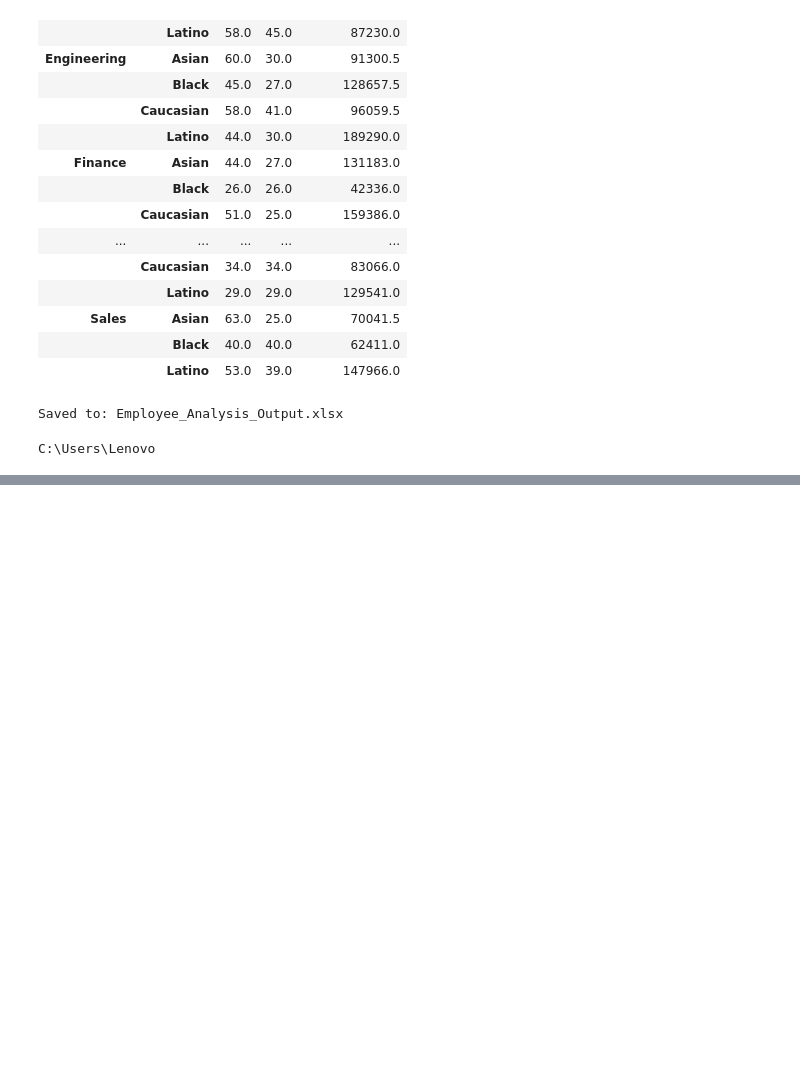
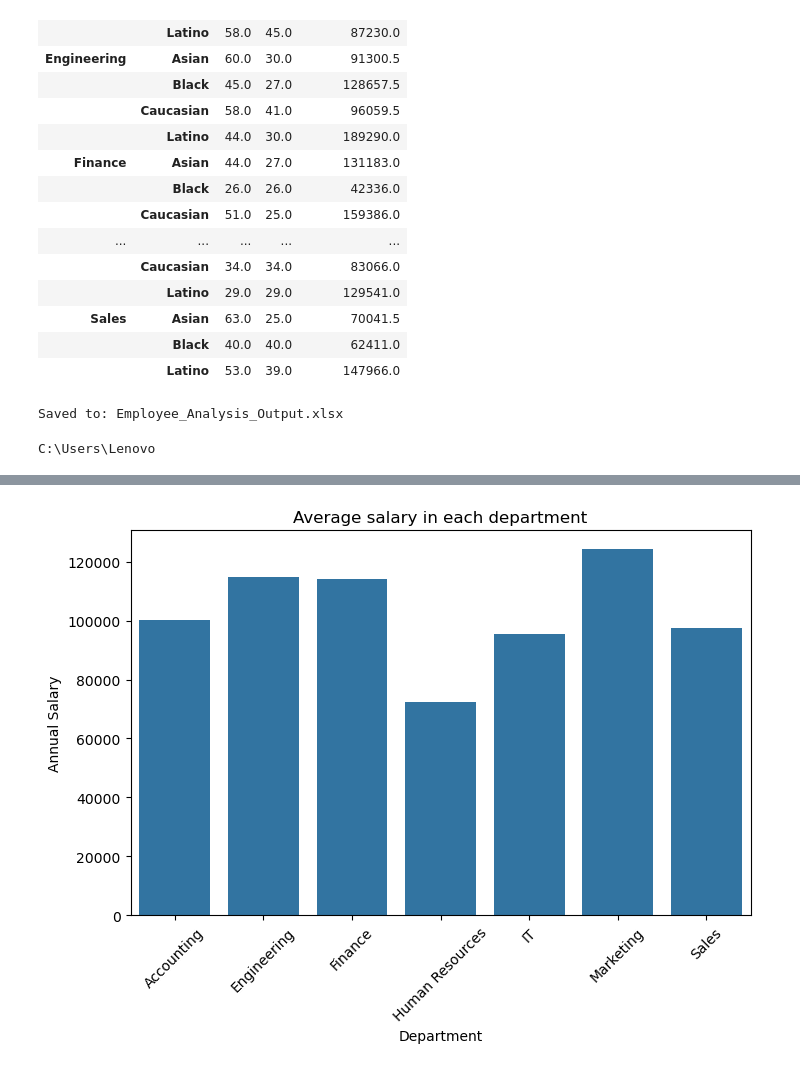
Before and after one commit to batool615/employee-analysis, a Jupyter notebook: task1 (1).ipynb, the cells around one changed output, grey strips where cells are left out. Cells and saved outputs as stored; diff of their text form; code cells hidden in the pictures; blank space fills up the shorter version.

```diff
--- a/task1 (1).ipynb
+++ b/task1 (1).ipynb
@@ -217,0 +249,13 @@ C:\Users\Lenovo
+# %%
+dept_salary = df.groupby("Department")["Annual Salary"].mean().reset_index()
+
+plt.figure(figsize=(8,5))
+
+sns.barplot(x="Department", y="Annual Salary", data=dept_salary)
+
+plt.title("Average salary in each department")
+plt.xticks(rotation=45)
+plt.savefig("employees_salary.png")
+plt.show()
+# %% [output]
+[figure, added]
```
Also changed, not shown: parts of 9 cells of this notebook, 1 other file.
